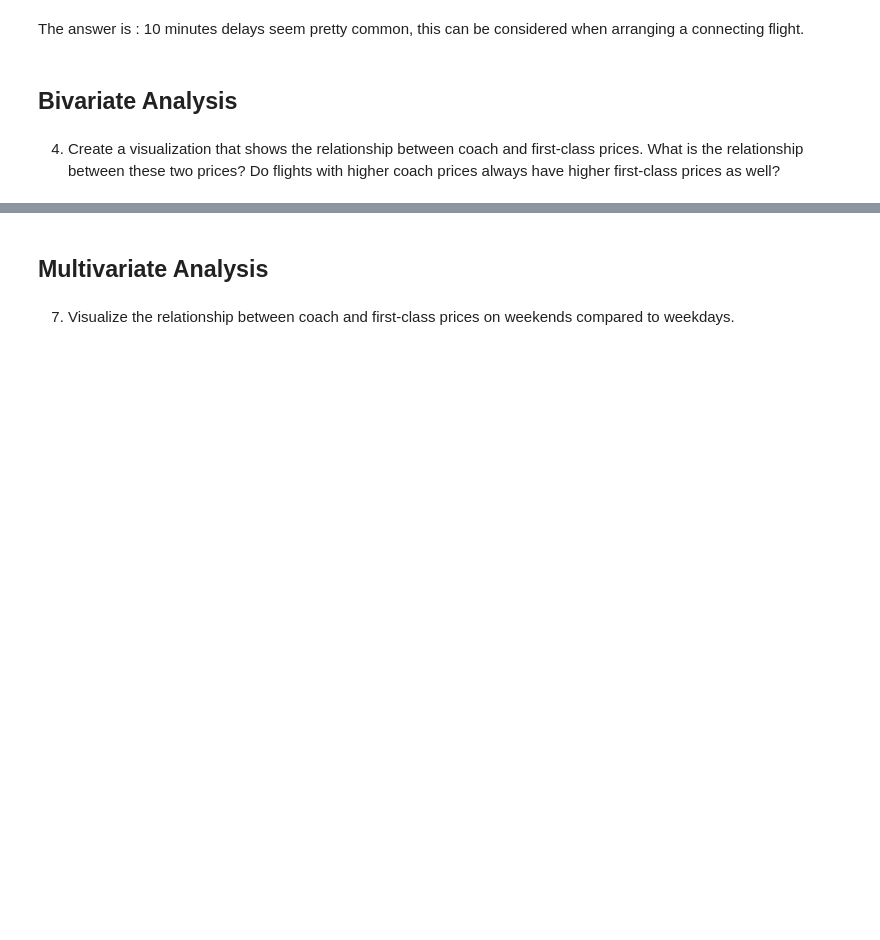
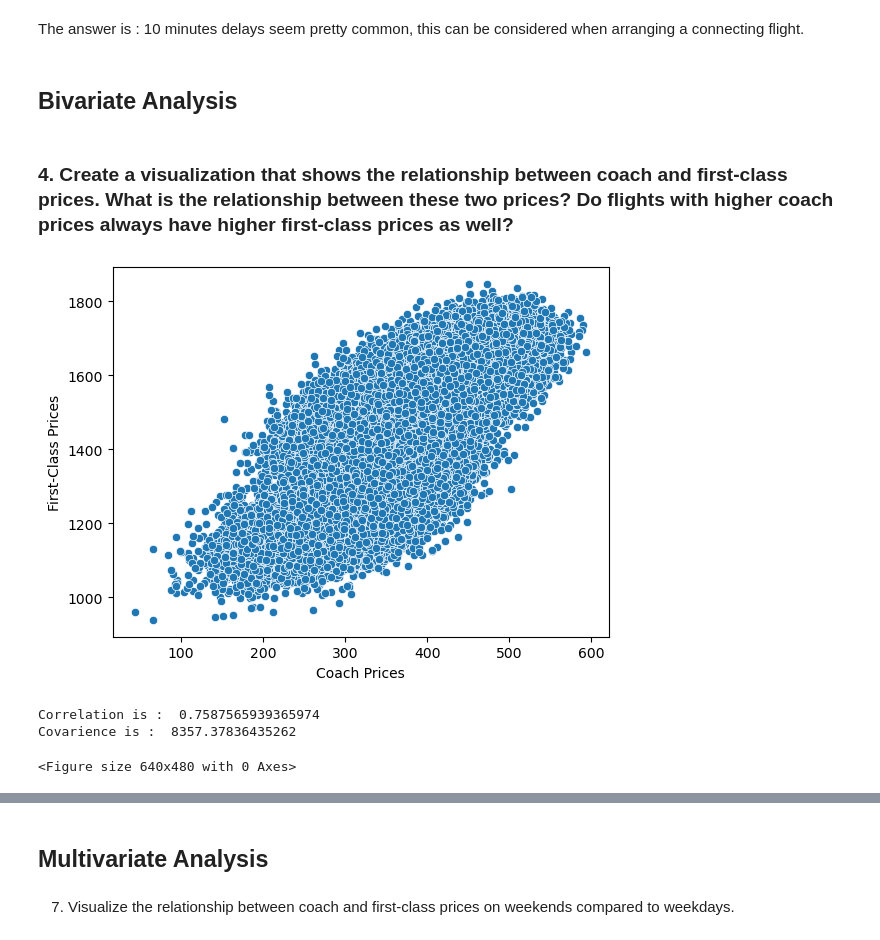
Before and after one commit to gururaser/airline-analysis, a Jupyter notebook: Airline Analysis.ipynb, the cells around one changed output, grey strips where cells are left out. Saved outputs shown, nothing was run; the diff lists cells and outputs as text; code cells hidden in the pictures; blank space fills up the shorter version.

Commit message:
Bivariate Analysis
90% of the bivariate analysis has been completed. Additionally, some adjustments have been made.

```diff
--- a/Airline Analysis.ipynb
+++ b/Airline Analysis.ipynb
@@ -165,4 +166,4 @@ The answer is : 10 minutes delays seem pretty common, this can be considered whe
 # %% [markdown]
 ## Bivariate Analysis
 # %% [markdown]
-4. Create a visualization that shows the relationship between coach and first-class prices. What is the relationship between these two prices? Do flights with higher coach prices always have higher first-class prices as well?
+### 4. Create a visualization that shows the relationship between coach and first-class prices. What is the relationship between these two prices? Do flights with higher coach prices always have higher first-class prices as well?
@@ -170,0 +170,21 @@ The answer is : 10 minutes delays seem pretty common, this can be considered whe
+# %%
+## Task 4
+sns.scatterplot(x = flight.coach_price,y = flight.firstclass_price)
+plt.xlabel('Coach Prices')
+plt.ylabel('First-Class Prices')
+plt.show()
+plt.clf()
+
+# Correlation
+corr, p  = pearsonr(flight.coach_price,flight.firstclass_price)
+print("Correlation is : ",corr) #0.7587565939365974
+
+# Covarience
+cov = np.cov(flight.coach_price,flight.firstclass_price)
+#print(cov)
+print("Covarience is : ", cov[0][1]) # 8357.37836435
+# %% [output]
+[figure, added]
+Correlation is :  0.7587565939365974
+Covarience is :  8357.37836435262
+<Figure size 640x480 with 0 Axes>
```
Also changed, not shown: parts of 21 cells of this notebook.
